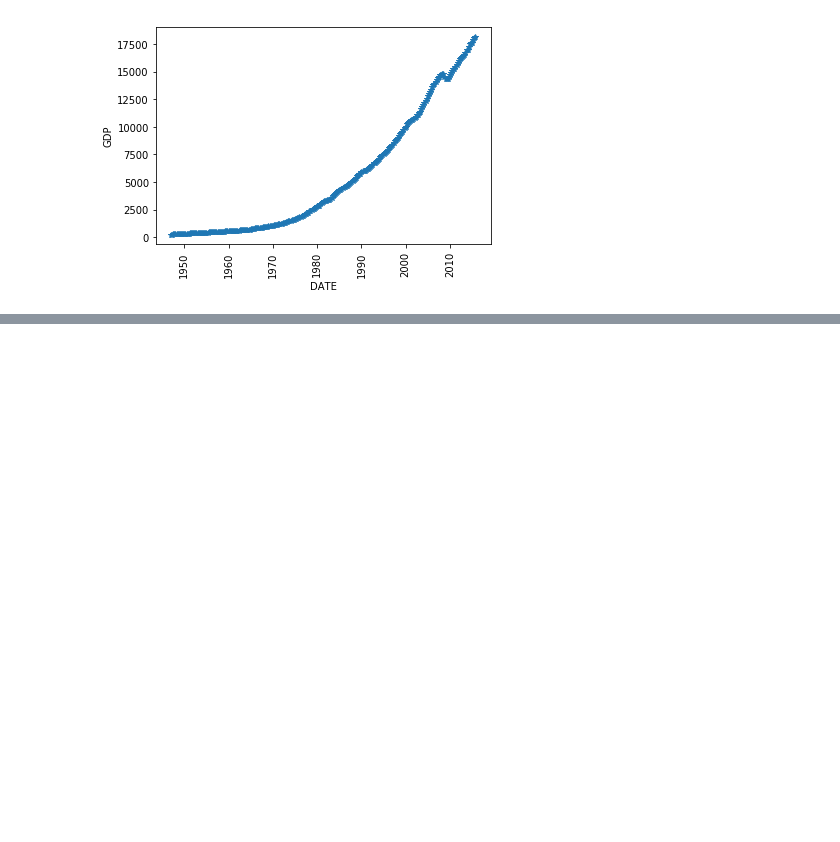
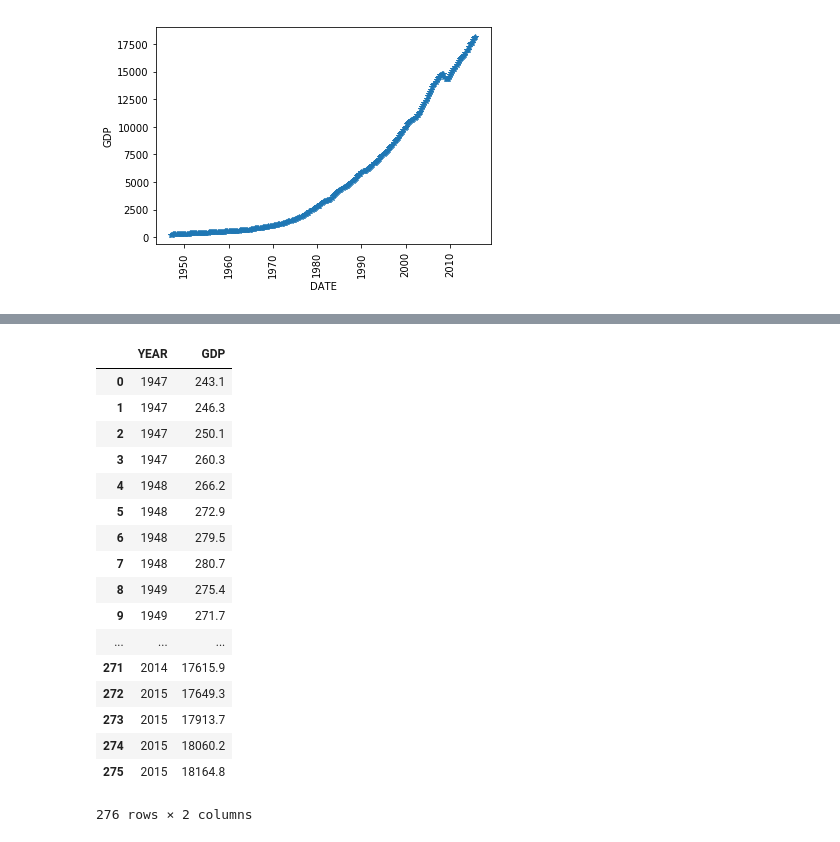
Before and after one commit to cogs108-project-group/Dataset-Analysis-Task-1, a Jupyter notebook: Dataset Analysis - Dataset 5 (GDP).ipynb, the cells around one changed output, grey strips where cells are left out. Saved outputs shown, nothing was run; the diff lists cells and outputs as text; code cells hidden in the pictures; blank space fills up the shorter version.

```diff
--- a/Dataset Analysis - Dataset 5 (GDP).ipynb
+++ b/Dataset Analysis - Dataset 5 (GDP).ipynb
@@ -87,0 +119,23 @@ Text(0, 0.5, 'GDP')
+# %%
+#use only YEAR and GDP columns
+GDP_df = GDP_df.drop('DATE',1)
+GDP_df
+# %% [output]
+|  | YEAR | GDP |
+| 0 | 1947 | 243.1 |
+| 1 | 1947 | 246.3 |
+| 2 | 1947 | 250.1 |
+| 3 | 1947 | 260.3 |
+| 4 | 1948 | 266.2 |
+| 5 | 1948 | 272.9 |
+| 6 | 1948 | 279.5 |
+| 7 | 1948 | 280.7 |
+| 8 | 1949 | 275.4 |
+| 9 | 1949 | 271.7 |
+| ... | ... | ... |
+| 271 | 2014 | 17615.9 |
+| 272 | 2015 | 17649.3 |
+| 273 | 2015 | 17913.7 |
+| 274 | 2015 | 18060.2 |
+| 275 | 2015 | 18164.8 |
+276 rows × 2 columns
```
Also changed, not shown: parts of 6 cells of this notebook.
